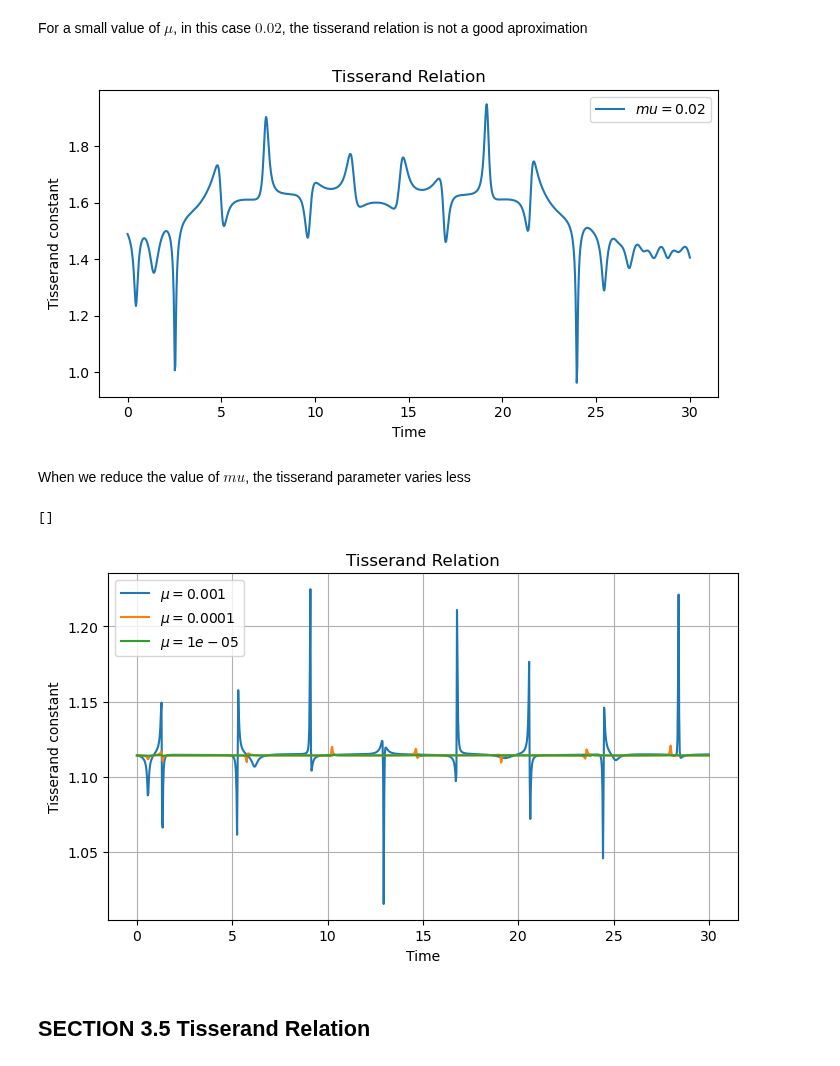
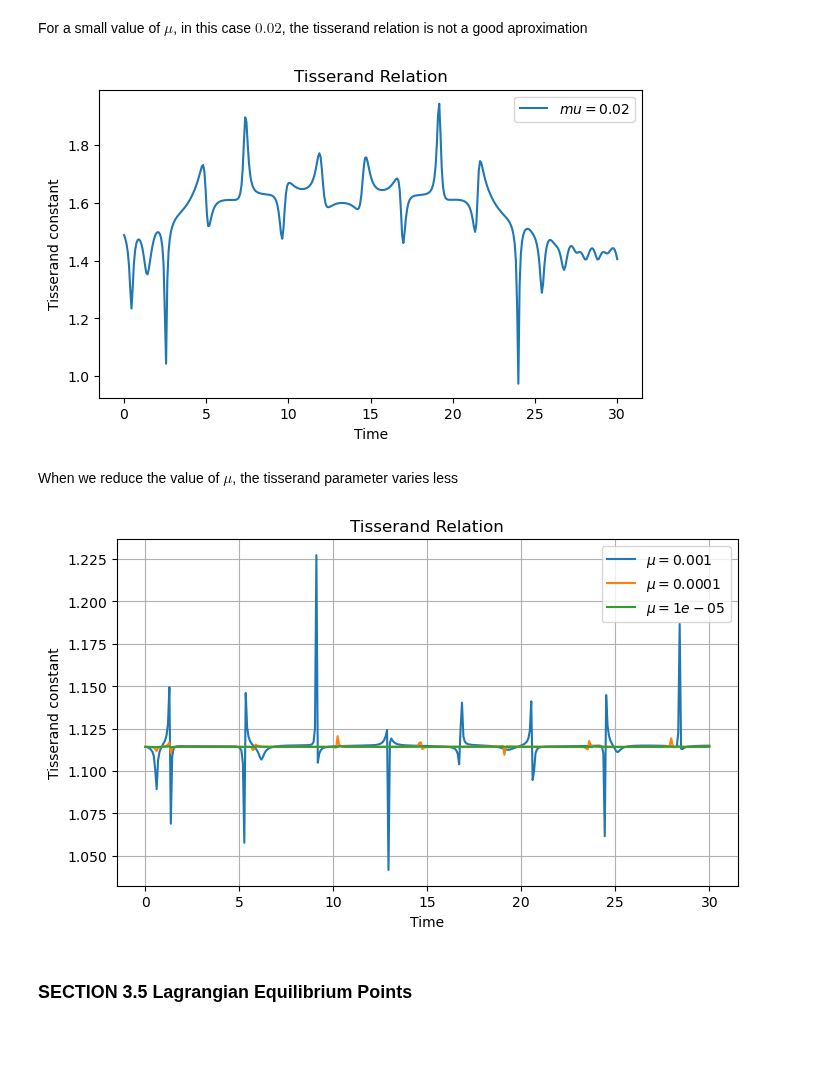
Before and after one commit to seap-udea/murray-dermott-action, a Jupyter notebook: CRTBP/Chapter_The_Restricted_Three_Body_Problem.ipynb, the cells around one changed output. Saved outputs shown, nothing was run; the diff lists cells and outputs as text; code cells hidden in the pictures; blank space fills up the shorter version.

```diff
--- a/CRTBP/Chapter_The_Restricted_Three_Body_Problem.ipynb
+++ b/CRTBP/Chapter_The_Restricted_Three_Body_Problem.ipynb
@@ -38,18 +38,21 @@ $\begin{aligned} \ddot{x}-2 n \dot{y}-n^2 x & =-\left[\mu_1 \frac{x+\mu_2}{r_1^3
 *   $\mu_1$ = 1 - $\mu$
 *   $\mu2$ = $\mu$
 # %%
-def CRTBP(Y0,t,alpha,dt = 100):
+def CRTBP(Y0,t,mu,dt = 100):
     """
     Numerical solution to Circular Restriced Three Body Problem
-    Input:
-    Y: Positional vector [x,y,z,vx,vy,vz]
-    t: Time of Integration
-    alpha: Parameter m2/(m1+m2)
+    Arguments:
+        Y: Positional vector [x,y,z,vx,vy,vz]
+        t: Time of Integration
+        mu: Parameter m2/(m1+m2)
+        dt: intervals between t
+    Returns:
+        Yrot: numpy array of shape (dt,6) with test particle's position in each time
     """
     def equation(Y,t):
         x,y,z,vx,vy,vz = Y
-        mu1 = 1-alpha
-        mu2 = alpha
+        mu1 = 1-mu
+        mu2 = mu
         r1 = np.sqrt((x+mu2)**2 + y**2+z**2)
         r2 = np.sqrt((x-mu1)**2 + y**2+z**2)
 
@@ -73,14 +76,26 @@ An example of
 Y0 = np.array([1.1,0,0,-0.1,0.2,0])
 t = 30
 mu = 0.02
-dt = 1000
+dt = 400
 Yrot = CRTBP(Y0,t,mu,dt)
 # %%
 def CRTBP_inertial(Yrot,t,dt):
+    """
+    Transformation between rotational (synodic) frame to inertial frame
+    Arguments:
+        Yrot: Positional vector in rotational frame [x,y,z,vx,vy,vz]
+        t: Time of Integration
+        dt: intervals between t
+    Returns:
+        r1: numpy array with shape (dt,3). Position x,y,z of main body with mass m1
+        r2: numpy array with shape (dt,3). Position x,y,z of secondary body with mass m3
+        YStatic: numpy array with shape (dt,6). Position x,y,z,vx,vy,vz to test Particle
+
+    """
     ts = np.linspace(0,t,dt)
     YStatic = np.zeros_like(Yrot)
-    R1 = np.zeros_like(Yrot[:,:3])
-    R2 = np.zeros_like(Yrot[:,:3])
+    r1 = np.zeros_like(Yrot[:,:3])
+    r2 = np.zeros_like(Yrot[:,:3])
 
     for i in range(YStatic.shape[0]):
 
@@ -88,8 +103,8 @@ def CRTBP_inertial(Yrot,t,dt):
         YStatic[i][:3] = mxv(RMatrix,Yrot[i][:3].T)
         YStatic[i][3:] = mxv(RMatrix,Yrot[i][3:]+np.array([-Yrot[i][1],Yrot[i][0],0]))
 
-        R1[i] = -mu * np.array([np.cos(ts[i]),np.sin(ts[i]),0])
-        R2[i] = (1-mu) * np.array([np.cos(ts[i]),np.sin(ts[i]),0])
-    return R1,R2,YStatic
+        r1[i] = -mu * np.array([np.cos(ts[i]),np.sin(ts[i]),0])
+        r2[i] = (1-mu) * np.array([np.cos(ts[i]),np.sin(ts[i]),0])
+    return r1,r2,YStatic
 # %%
 r1, r2, YStatic = CRTBP_inertial(Yrot,t,dt)
@@ -125,7 +156,7 @@ x = np.linspace(-2,2,100)
 y = np.linspace(-2,2,100)
 
 X,Y = np.meshgrid(x,y)
-
+mu = 0.02
 mu1 = 1-mu
 mu2 = mu
 # %% [markdown]
@@ -211,36 +256,34 @@ ax.set_xlabel('Time')
 ax.set_ylabel('Tisserand constant')
 ax.set_title('Tisserand Relation')
 ax.legend()
-plt.tight_layout()
 plt.show()
 # %% [output]
-[figure, old version]
+[figure, new version]
 # %% [markdown]
-When we reduce the value of $mu$, the tisserand parameter varies less
+When we reduce the value of $\mu$, the tisserand parameter varies less
 # %%
 mu_s = [1e-3,1e-4,1e-5]
 # %%
 fig, ax = plt.subplots(figsize = (7,4))
 Y0 = [1.2,0.5,0,0,-1,0]
 for mu in mu_s:
     Y_try = CRTBP(Y0,t,mu,dt)
     Y_try_inertial = CRTBP_inertial(Y_try,t,dt)[2]
     hcos  = np.zeros(dt)
     for i in range(dt):
         hcos[i] = np.dot(Y_try_inertial[i,3:],np.cross([0,0,1],Y_try_inertial[i,:3]))
     velocity_m = np.linalg.norm(Y_try_inertial[:,3:],axis = 1)
     position_m = np.linalg.norm(Y_try_inertial[:,:3],axis = 1)
     tisserand = hcos+(1/2)*(2/position_m-velocity_m**2)
     ax.plot(np.linspace(0,t,dt),tisserand,label = r'$\mu = {}$'.format(mu))
     plt.tight_layout()
 ax.legend()
 ax.set_xlabel('Time')
 ax.set_ylabel('Tisserand constant')
 ax.set_title('Tisserand Relation')
 ax.grid()
-plt.plot()
+plt.show()
 # %% [output]
-[]
-[figure, old version]
+[figure, new version]
 # %% [markdown]
-## SECTION 3.5 Tisserand Relation
+### SECTION 3.5 Lagrangian Equilibrium Points
```
Also changed, not shown: parts of 42 cells of this notebook, 7 other files.
